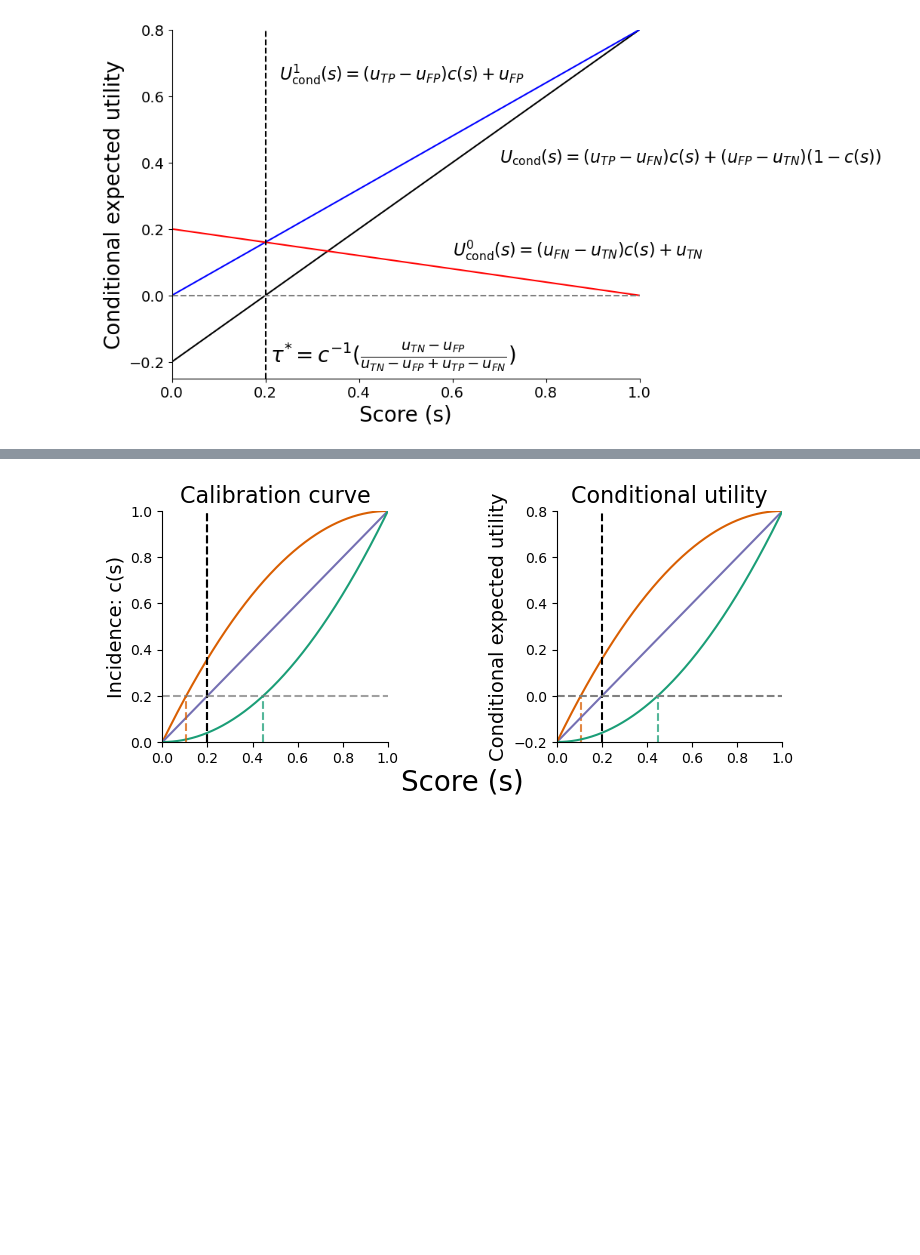
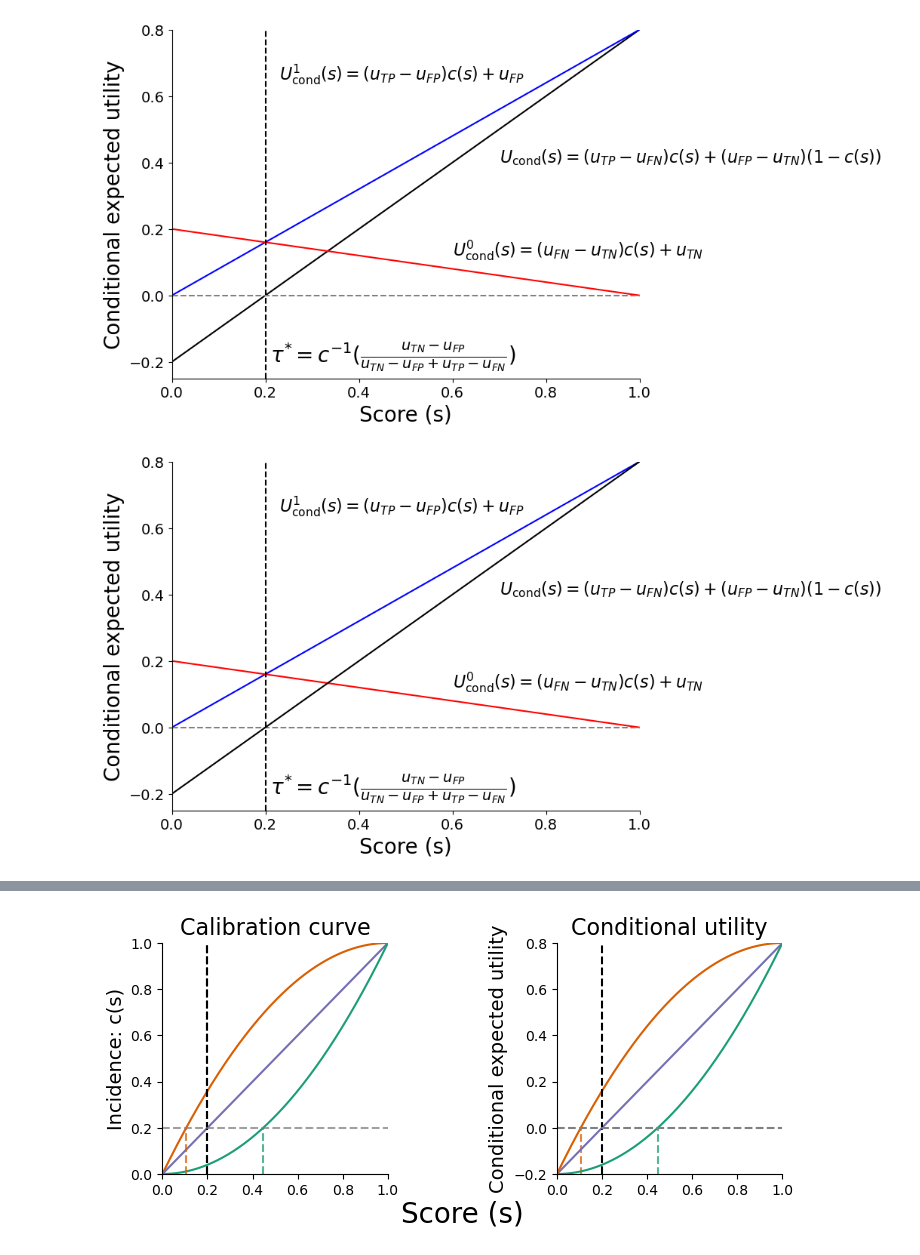
Before and after one commit to spfohl/fairness_simulation, a Jupyter notebook: defense_slides.ipynb, the cells around one changed output, grey strips where cells are left out. Drawn from its saved outputs; the diff is of its cells as text; code cells hidden in the pictures; blank space fills up the shorter version.

```diff
--- a/defense_slides.ipynb
+++ b/defense_slides.ipynb
@@ -338,3 +435,37 @@ plt.show()
 fig.savefig(os.path.join(figure_path, 'fixed_cost_utility_fn.png'), dpi=300, bbox_inches="tight")
 # %% [output]
 [figure]
+# %%
+# Utility function - incremental
+
+plt.close()
+fig=plt.figure(figsize=(8,6))
+ax=plt.gca()
+sns.despine()
+
+ax.set_xlabel('Score (s)', fontsize=20)
+ax.set_ylabel('Conditional expected utility', fontsize=20)
+ax.set_xlim(0, 1)
+ax.set_ylim(-.25, 0.8)
+
+plt.plot(parameters['A']['x'], parameters['A']['u_treat'], 'b')
+plt.plot(parameters['A']['x'], parameters['A']['u_no_treat'], color='r')
+ax.text(0.6, 0.12, r'$U_{\mathrm{cond}}^0(s)=(u_{FN}-u_{TN}) c(s) + u_{TN}$', fontsize=16)
+ax.text(0.23, 0.65, r'$U_{\mathrm{cond}}^1(s)=(u_{TP}-u_{FP}) c(s) + u_{FP}$', fontsize=16)
+plt.axvline(threshold, linestyle='--', color='k')
+plt.axhline(0, linestyle='--', color='gray')
+
+ax.tick_params(axis='x', labelsize=14)
+ax.tick_params(axis='y', labelsize=14)
+fig.savefig(os.path.join(figure_path, 'fixed_cost_utility_fn_1.png'), dpi=300, bbox_inches="tight")
+
+ax.text(0.21, -0.2, r'$\tau^{*}=c^{-1}(\frac{u_{TN}-u_{FP}}{u_{TN}-u_{FP} + u_{TP}-u_{FN}})$', fontsize=20)
+fig.savefig(os.path.join(figure_path, 'fixed_cost_utility_fn_2.png'), dpi=300, bbox_inches="tight")
+
+plt.plot(parameters['A']['x'], parameters['A']['conditional_utility'], 'k')
+ax.text(0.7, 0.4, r'$U_{\mathrm{cond}}(s)=(u_{TP}-u_{FN}) c(s) + (u_{FP}-u_{TN})(1-c(s))$', fontsize=16)
+
+plt.show()
+fig.savefig(os.path.join(figure_path, 'fixed_cost_utility_fn.png'), dpi=300, bbox_inches="tight")
+# %% [output]
+[figure, added]
```
Also changed, not shown: parts of 14 cells of this notebook, 14 other files.
